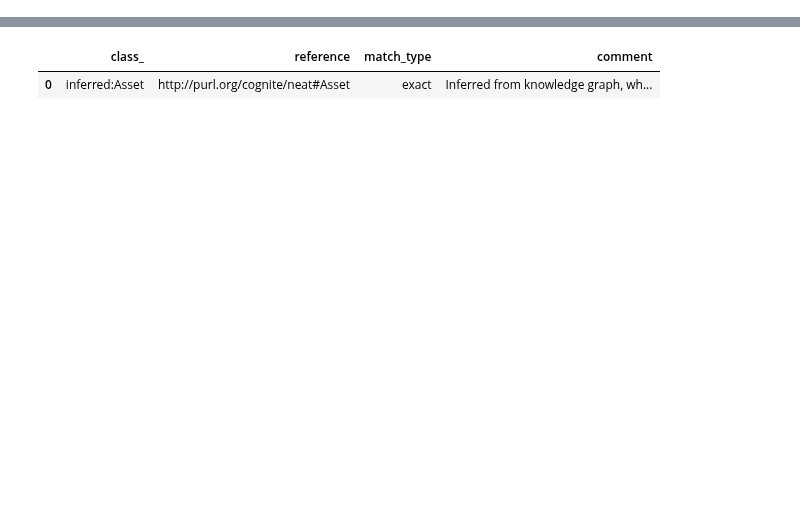
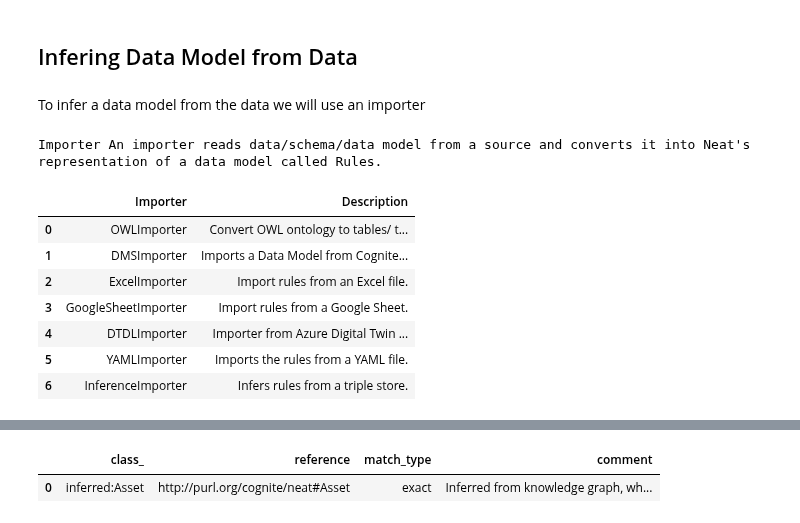
Before and after one commit to cognitedata/neat, a Jupyter notebook: docs/tutorials/asset_hierarchy_migration.ipynb, the cells around one changed output, grey strips where cells are left out. Drawn from its saved outputs; the diff is of its cells as text; code cells hidden in the pictures; blank space fills up the shorter version.

```diff
--- a/docs/tutorials/asset_hierarchy_migration.ipynb
+++ b/docs/tutorials/asset_hierarchy_migration.ipynb
@@ -28 +82,5 @@ store = NeatGraphStore.from_memory_store()
+# %% [markdown]
+## Infering Data Model from Data
+# %% [markdown]
+To infer a data model from the data we will use an importer
 # %%
@@ -35,0 +88,12 @@ from cognite.neat.rules.importers import InferenceImporter
+# %%
+importers
+# %% [output]
+Importer An importer reads data/schema/data model from a source and converts it into Neat's representation of a data model called Rules.
+|  | Importer | Description |
+| 0 | OWLImporter | Convert OWL ontology to tables/ t... |
+| 1 | DMSImporter | Imports a Data Model from Cognite... |
+| 2 | ExcelImporter | Import rules from an Excel file. |
+| 3 | GoogleSheetImporter | Import rules from a Google Sheet. |
+| 4 | DTDLImporter | Importer from Azure Digital Twin ... |
+| 5 | YAMLImporter | Imports the rules from a YAML file. |
+| 6 | InferenceImporter | Infers rules from a triple store. |
```
Also changed, not shown: parts of 70 cells of this notebook, 2 other files.
